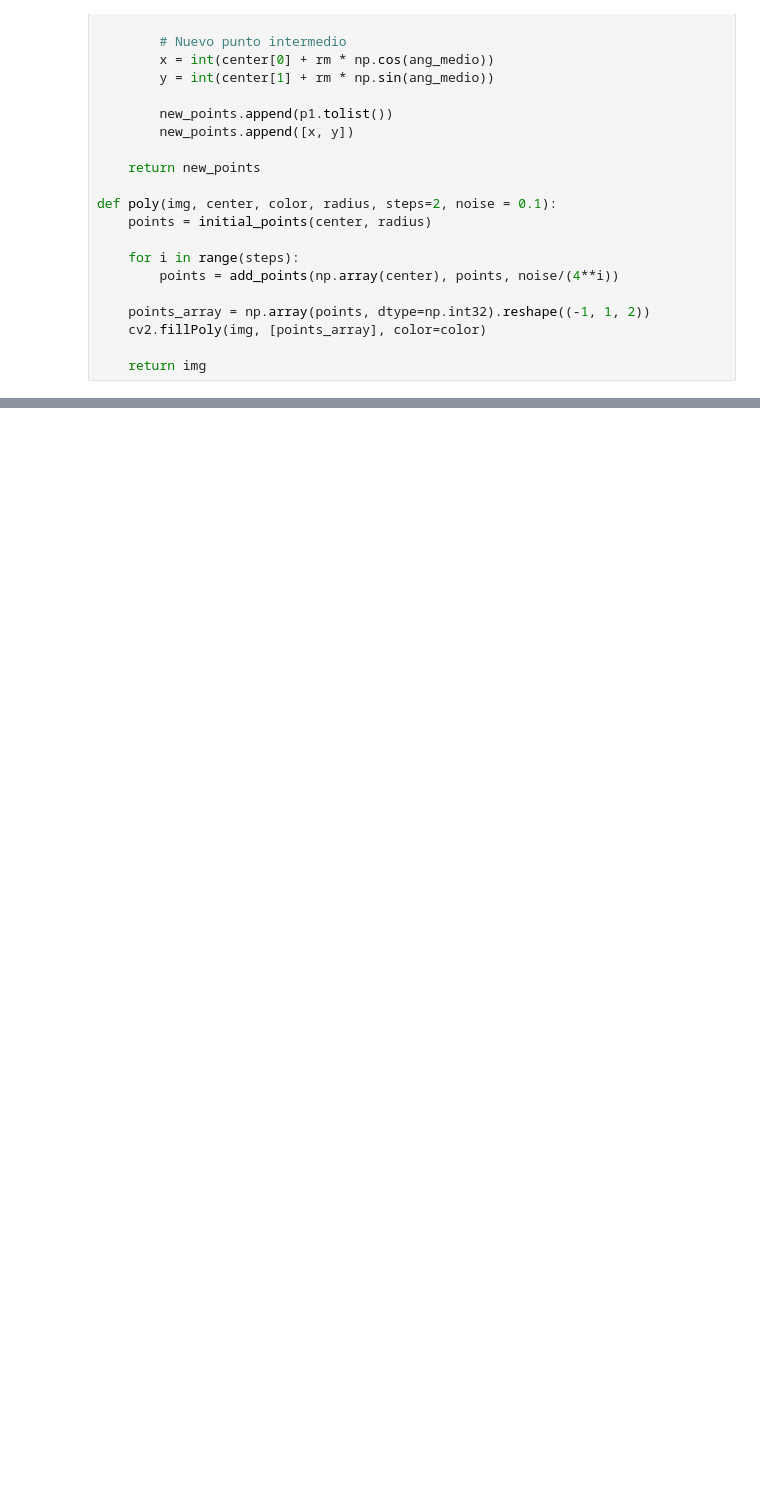
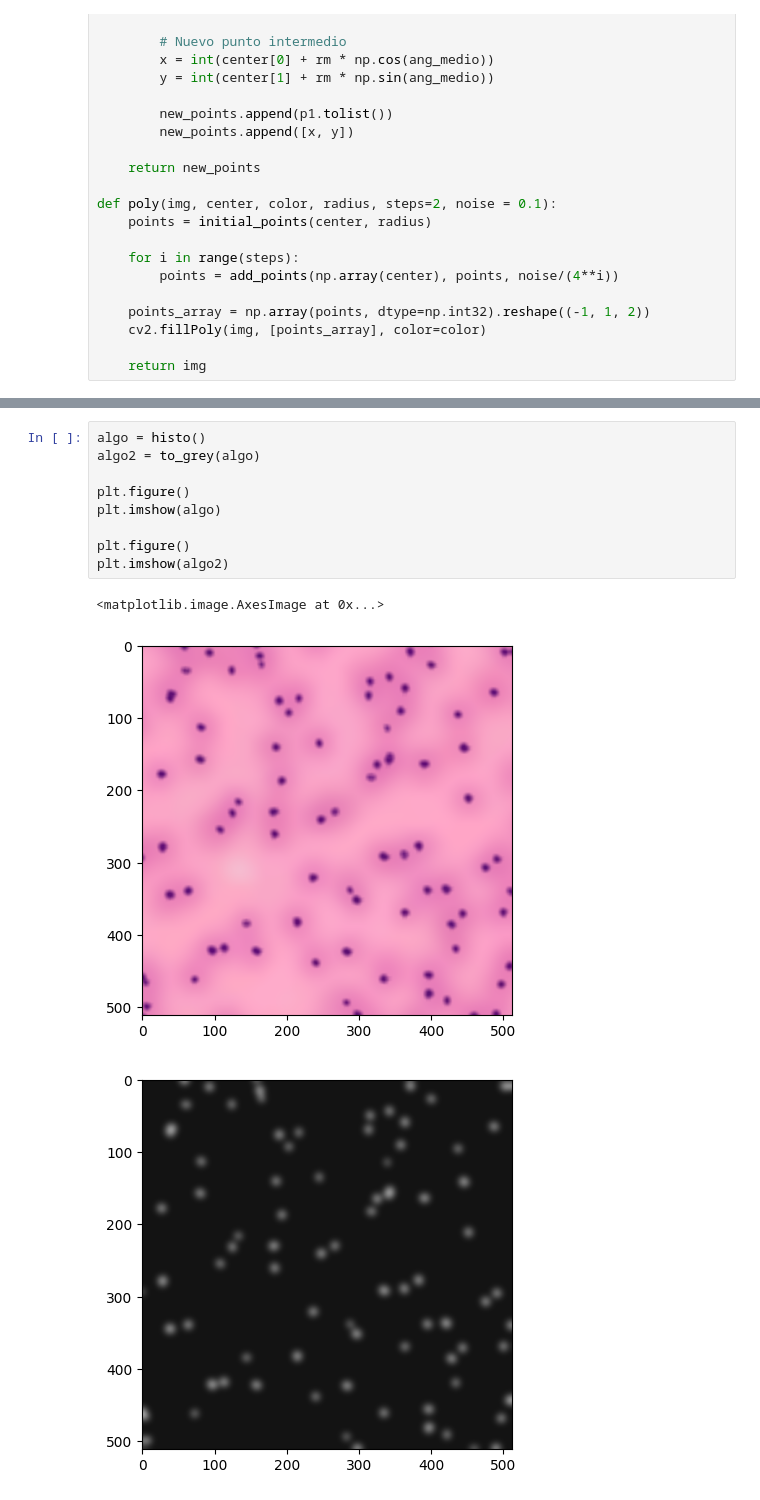
Before and after one commit to hisokam324/Histological-Image-Segmentation-and-Clasification-using-Neural-Networks, a Jupyter notebook: Tutoriales/Neural Networks/fakeDataset.ipynb, the cells around one changed output, grey strips where cells are left out. Cells and saved outputs as stored; diff of their text form; blank space fills up the shorter version.

```diff
--- a/Tutoriales/Neural Networks/fakeDataset.ipynb
+++ b/Tutoriales/Neural Networks/fakeDataset.ipynb
@@ -178,0 +204,13 @@ def to_grey(img):
+# %%
+algo = histo()
+algo2 = to_grey(algo)
+
+plt.figure()
+plt.imshow(algo)
+
+plt.figure()
+plt.imshow(algo2)
+# %% [output]
+<matplotlib.image.AxesImage at 0x...>
+[figure, added]
+[figure, added]
```
Also changed, not shown: parts of 4 cells of this notebook, 6 other files.
